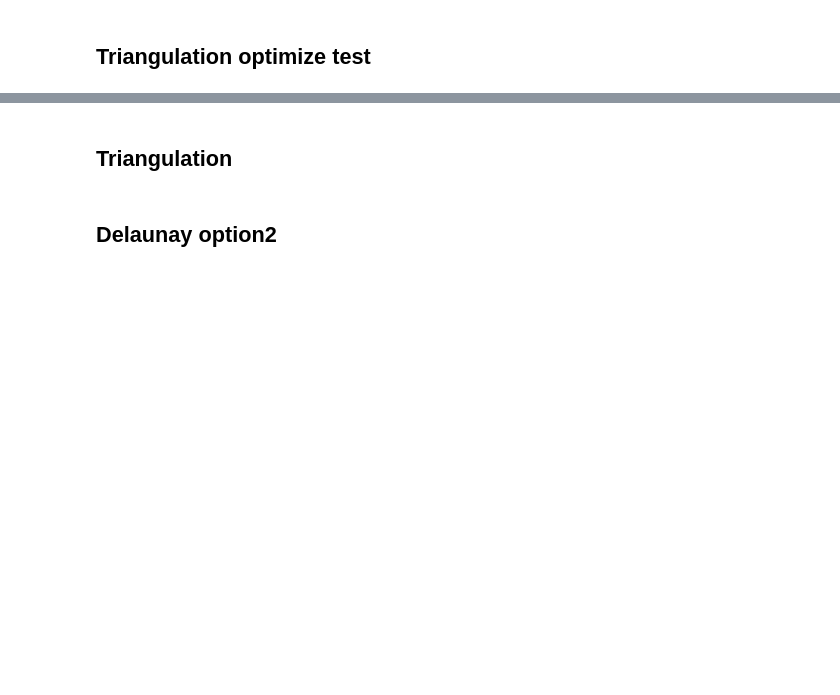
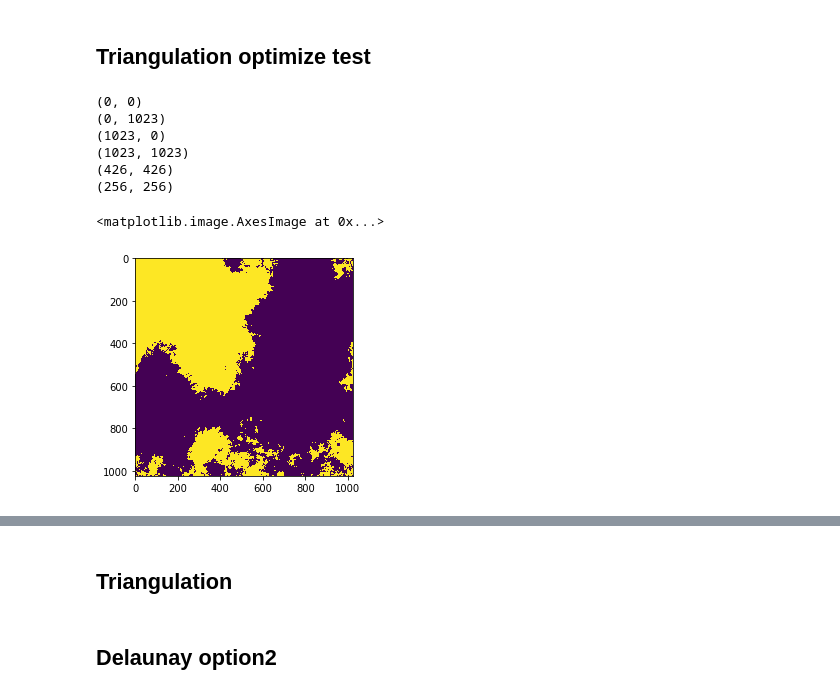
Before and after one commit to AntoineBellemare/fractal_visuals, a Jupyter notebook: Delaunay morphing.ipynb, the cells around one changed output, grey strips where cells are left out. Cells and saved outputs as stored; diff of their text form; code cells hidden in the pictures; blank space fills up the shorter version.

Commit message:
delaunay triangulation

```diff
--- a/Delaunay morphing.ipynb
+++ b/Delaunay morphing.ipynb
@@ -120,6 +120,15 @@ def get_morph(del_triangles, src_img, src_points, target_img, target_points, alp
         #print(t)
         img_stack.append(morph_triangle(src_img, target_img, img_morph, t1, t2, t, alpha))
     return img_stack
+
+def contrast(image):
+    for i in range(len(image)):
+        for j in range(len(image)):
+            if image[i][j] >= 0.5:
+                image[i][j] = 1
+            elif image[i][j] < 0.5:
+                image[i][j] = 0
+    return image
 # %%
 len(im_in)-1
 # %%
@@ -142,3 +151,22 @@ def delaunay_morphing (im_in, im_out, src_points=None, target_points=None, steps
     for percent in np.linspace(0, 1, num=steps):
         del_morph.append(get_morph(triangles, im_in, src_points, im_out, target_points, alpha=percent)[:][0]) ### multiples images are created in get_morph OPTIMIZATION TO BE DONE
     return del_morph
+# %%
+pers1 = 0.3
+pers2 = 0.8
+im_in = fractal_generator(pers1, 1024)
+im_out = fractal_generator(pers2, 1024)
+# %%
+del_tot = delaunay_morphing(im_in, im_out)
+# %% [output]
+(0, 0)
+(0, 1023)
+(1023, 0)
+(1023, 1023)
+(426, 426)
+(256, 256)
+# %%
+plt.imshow(contrast(del_tot[10]))
+# %% [output]
+<matplotlib.image.AxesImage at 0x...>
+[figure, added]
```
Also changed, not shown: parts of 7 cells of this notebook.
